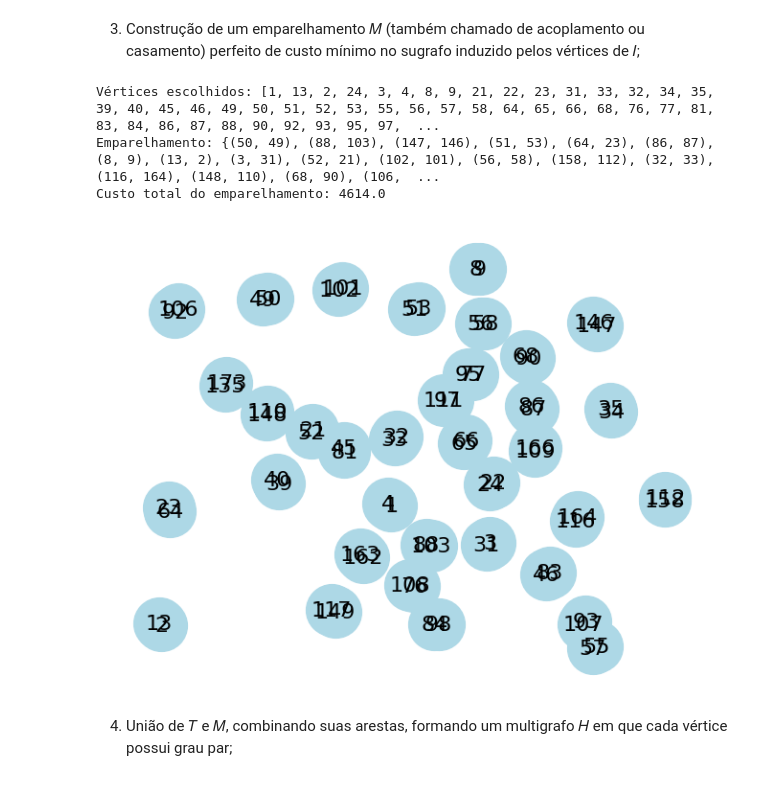
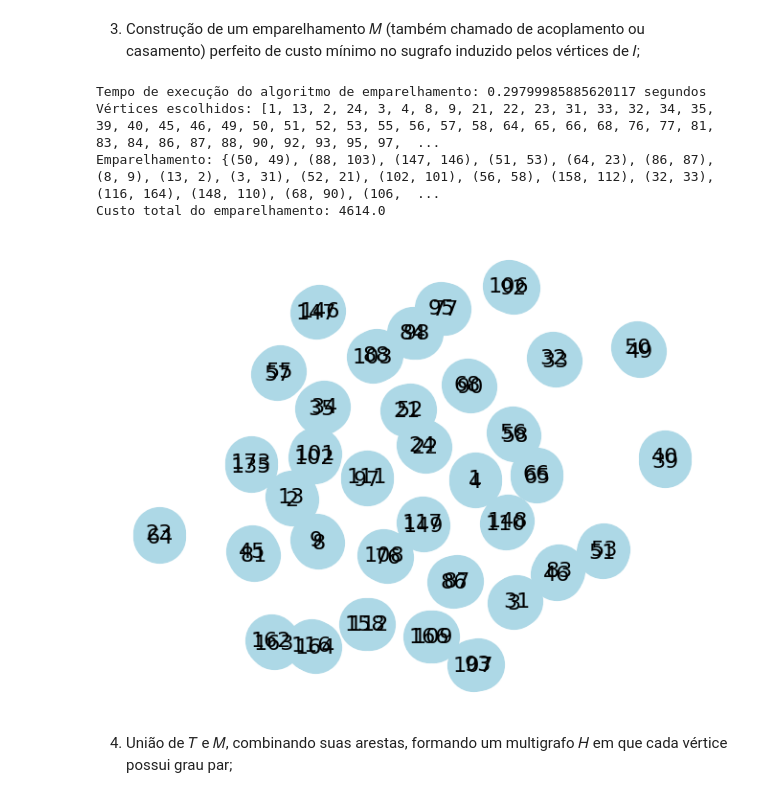
Before and after one commit to EmersonSousa15/algoritmo-christofides, a Jupyter notebook: main.ipynb, the cells around one changed output. Saved outputs shown, nothing was run; the diff lists cells and outputs as text; code cells hidden in the pictures.

```diff
--- a/main.ipynb
+++ b/main.ipynb
@@ -93,7 +95,12 @@ E (u,v,w) = [(0, 0, 0.0), (0, 1, 113.0), (0, 2, 189.0), (0, 3, 299.0), (0, 4, 18
 # %% [markdown]
 1. Geração da árvore geradora mínima T de G
 # %%
+start = time.time()
 T = prim(graph, n)
+end = time.time()
+
+print("Tempo de execução do algoritmo de Prim:", end - start,"segundos")
+
 print("MST (u,v,w) =", [(u, v, {'weight': w}) for u, v, w in T])
 
 s = 0
@@ -120,22 +128,27 @@ perfeito de custo mínimo no sugrafo induzido pelos vértices de 𝐼;
 # %%
 sub_graph = G.subgraph(I).copy()
 
+start = time.time()
 matching = nx.algorithms.matching.min_weight_matching(sub_graph, weight='weight')
+end = time.time()
+
+print("Tempo de execução do algoritmo de emparelhamento:", end - start, "segundos")
 
 custo_total = sum(graph[u][v] for u, v in matching)
 
 print("Vértices escolhidos:", I)
 print("Emparelhamento:", matching)
 print("Custo total do emparelhamento:", custo_total)
 
 G_matching = [(u, v, graph[u][v]) for u, v in matching]
 
 plot_graph(generateNxGraph(G_matching))
 # %% [output]
+Tempo de execução do algoritmo de emparelhamento: 0.29799985885620117 segundos
 Vértices escolhidos: [1, 13, 2, 24, 3, 4, 8, 9, 21, 22, 23, 31, 33, 32, 34, 35, 39, 40, 45, 46, 49, 50, 51, 52, 53, 55, 56, 57, 58, 64, 65, 66, 68, 76, 77, 81, 83, 84, 86, 87, 88, 90, 92, 93, 95, 97,  ...
 Emparelhamento: {(50, 49), (88, 103), (147, 146), (51, 53), (64, 23), (86, 87), (8, 9), (13, 2), (3, 31), (52, 21), (102, 101), (56, 58), (158, 112), (32, 33), (116, 164), (148, 110), (68, 90), (106,  ...
 Custo total do emparelhamento: 4614.0
-[figure, old version]
+[figure, new version]
 # %% [markdown]
 4. União de 𝑇 e 𝑀, combinando suas arestas, formando um multigrafo 𝐻 em que cada vértice possui grau par;
 # %%
```
Also changed, not shown: parts of 4 cells of this notebook, 1 other file.
